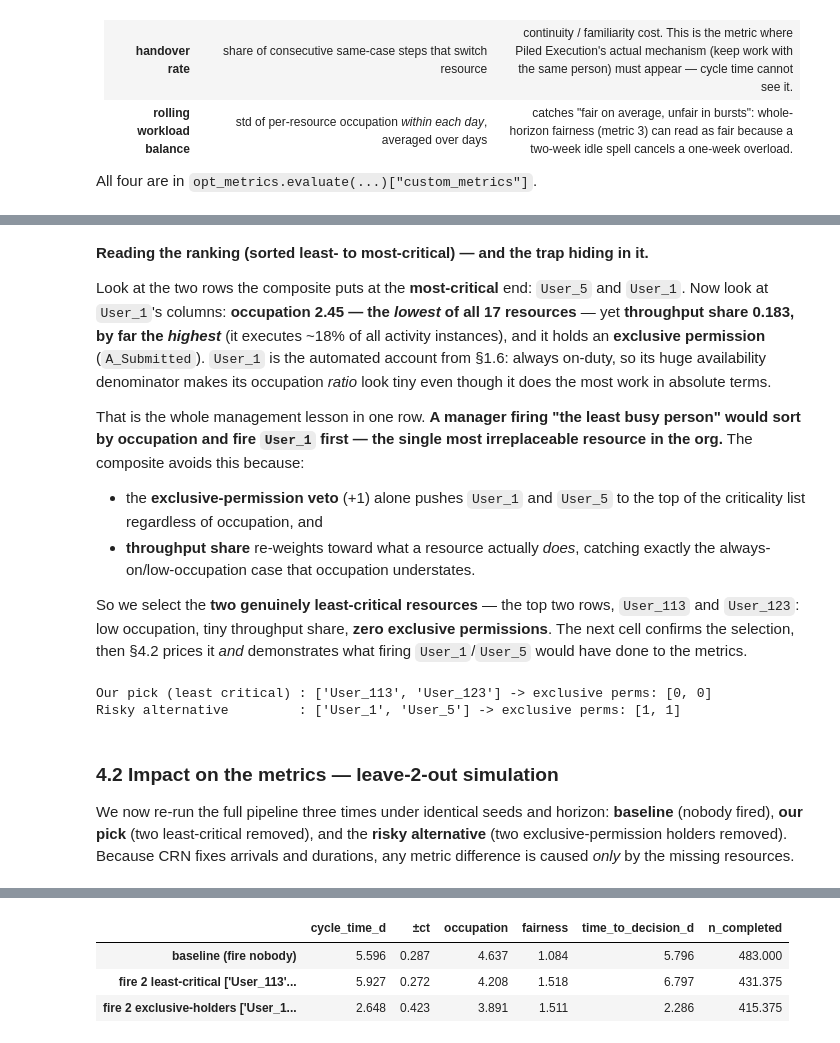
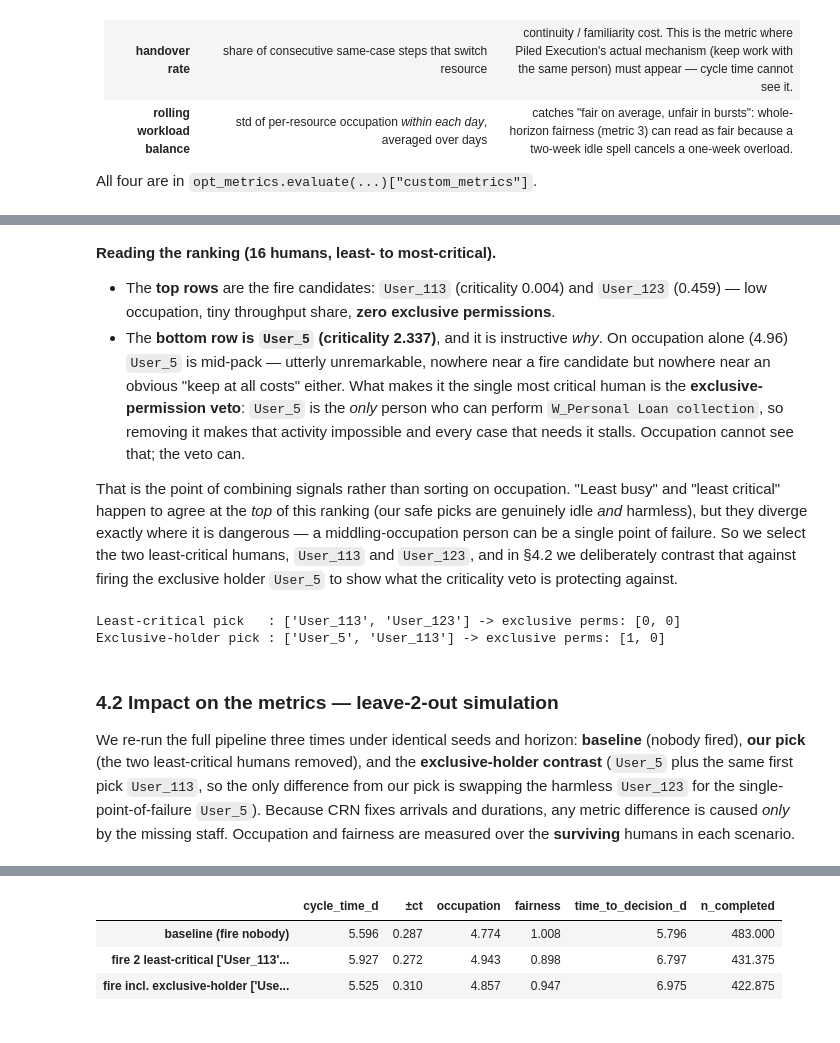
Before and after one commit to ophdn/bpic17-process-mining-group-assignment, a Jupyter notebook: notebooks/04_evaluation.ipynb, the cells around one changed output, grey strips where cells are left out. Drawn from its saved outputs; the diff is of its cells as text; code cells hidden in the pictures.

```diff
--- a/notebooks/04_evaluation.ipynb
+++ b/notebooks/04_evaluation.ipynb
@@ -299,5 +325,9 @@ A resource is *safe to fire* when removing it barely moves the metrics. Three si
 # %%
-# --- Signal 2: exclusive permissions (structural, seed-free) ---
+# --- Signal 2: exclusive permissions -- activities a resource is the SOLE
+#     permitted owner of. Computed over ALL resources so that an activity only
+#     the automation can do (A_Submitted -> User_1) is correctly NOT credited to
+#     any human; among humans only User_5 is a sole owner (W_Personal Loan
+#     collection). We then keep human staff only as fire candidates.
 who_can = {}
 for res, acts in RESOURCE_PERMISSIONS.items():
     for a in acts:
@@ -307,13 +337,14 @@ for a, holders in who_can.items():
     if len(holders) == 1:
         exclusive_count[next(iter(holders))] += 1
 
-# --- Signals 1 & 3: occupation + throughput share, averaged over the baseline seeds ---
+# --- Signals 1 & 3: occupation + throughput share, HUMAN staff only ---
+# occupation per_resource is already human-only (evaluate got resource_subset=HUMANS).
 occ_by_res = pd.DataFrame([m["occupation"]["per_resource"] for m in results["random"]]).mean()
 
 share_frames = []
 for m in results["random"]:
     inst = om.paired_instances(m["_df"])
-    inst = inst[inst["resource"].notna() & (inst["resource"] != "")]
+    inst = inst[inst["resource"].isin(HUMANS)]      # human staff only
     share_frames.append(inst["resource"].value_counts(normalize=True))
 throughput_share = pd.concat(share_frames, axis=1).mean(axis=1).fillna(0.0)
 
@@ -322,7 +353,7 @@ crit = pd.DataFrame({
     "throughput_share": throughput_share,
     "exclusive_perms": pd.Series(exclusive_count),
     "perm_breadth": pd.Series({r: len(a) for r, a in RESOURCE_PERMISSIONS.items()}),
-}).fillna(0.0)
+}).reindex(sorted(HUMANS)).fillna(0.0)               # candidates = human staff only
 
 # Composite criticality: high occupation OR any exclusive permission OR high throughput = critical.
 # Normalise the two continuous signals to [0,1]; exclusive perms is a hard flag worth a full point each.
@@ -353,31 +383,31 @@ crit.round(3)
 # %% [markdown]
-**Reading the ranking (sorted least- to most-critical) — and the trap hiding in it.**
+**Reading the ranking (16 humans, least- to most-critical).**
 
-Look at the two rows the composite puts at the **most-critical** end: `User_5` and `User_1`. Now look at `User_1`'s columns: **occupation 2.45 — the *lowest* of all 17 resources** — yet **throughput share 0.183, by far the *highest*** (it executes ~18% of all activity instances), and it holds an **exclusive permission** (`A_Submitted`). `User_1` is the automated account from §1.6: always on-duty, so its huge availability denominator makes its occupation *ratio* look tiny even though it does the most work in absolute terms.
+- The **top rows** are the fire candidates: `User_113` (criticality 0.004) and `User_123` (0.459) — low occupation, tiny throughput share, **zero exclusive permissions**.
+- The **bottom row is `User_5` (criticality 2.337)**, and it is instructive *why*. On occupation alone (4.96) `User_5` is mid-pack — utterly unremarkable, nowhere near a fire candidate but nowhere near an obvious "keep at all costs" either. What makes it the single most critical human is the **exclusive-permission veto**: `User_5` is the *only* person who can perform `W_Personal Loan collection`, so removing it makes that activity impossible and every case that needs it stalls. Occupation cannot see that; the veto can.
 
-That is the whole management lesson in one row. **A manager firing "the least busy person" would sort by occupation and fire `User_1` first — the single most irreplaceable resource in the org.** The composite avoids this because:
-
-- the **exclusive-permission veto** (+1) alone pushes `User_1` and `User_5` to the top of the criticality list regardless of occupation, and
-- **throughput share** re-weights toward what a resource actually *does*, catching exactly the always-on/low-occupation case that occupation understates.
-
-So we select the **two genuinely least-critical resources** — the top two rows, `User_113` and `User_123`: low occupation, tiny throughput share, **zero exclusive permissions**. The next cell confirms the selection, then §4.2 prices it *and* demonstrates what firing `User_1`/`User_5` would have done to the metrics.
+That is the point of combining signals rather than sorting on occupation. "Least busy" and "least critical" happen to agree at the *top* of this ranking (our safe picks are genuinely idle *and* harmless), but they diverge exactly where it is dangerous — a middling-occupation person can be a single point of failure. So we select the two least-critical humans, `User_113` and `User_123`, and in §4.2 we deliberately contrast that against firing the exclusive holder `User_5` to show what the criticality veto is protecting against.
 # %%
-fire_safe = list(crit.index[:2])                      # our pick: two least-critical
-# Naive/dangerous alternative: two idle-looking resources that DO hold exclusive permissions, if any.
-risky_pool = crit[crit["exclusive_perms"] > 0].sort_values("occupation")
-fire_risky = list(risky_pool.index[:2]) if len(risky_pool) >= 2 else list(crit.index[-2:])
+fire_safe = list(crit.index[:2])   # our pick: two least-critical human staff
 
-print("Our pick (least critical) :", fire_safe,
+# The instructive contrast: swap the second least-critical pick for the one
+# human who holds an exclusive permission (User_5, sole owner of W_Personal
+# Loan collection). This isolates "harmless extra person" vs "single point of
+# failure" against the same first pick.
+excl_humans = list(crit[crit["exclusive_perms"] > 0].index)
+fire_risky = [excl_humans[0], fire_safe[0]] if excl_humans else list(crit.index[-2:])
+
+print("Least-critical pick   :", fire_safe,
       "-> exclusive perms:", [int(crit.loc[r, "exclusive_perms"]) for r in fire_safe])
-print("Risky alternative         :", fire_risky,
+print("Exclusive-holder pick :", fire_risky,
       "-> exclusive perms:", [int(crit.loc[r, "exclusive_perms"]) for r in fire_risky])
 # %% [output]
-Our pick (least critical) : ['User_113', 'User_123'] -> exclusive perms: [0, 0]
-Risky alternative         : ['User_1', 'User_5'] -> exclusive perms: [1, 1]
+Least-critical pick   : ['User_113', 'User_123'] -> exclusive perms: [0, 0]
+Exclusive-holder pick : ['User_5', 'User_113'] -> exclusive perms: [1, 0]
 # %% [markdown]
 ### 4.2 Impact on the metrics — leave-2-out simulation
 
-We now re-run the full pipeline three times under identical seeds and horizon: **baseline** (nobody fired), **our pick** (two least-critical removed), and the **risky alternative** (two exclusive-permission holders removed). Because CRN fixes arrivals and durations, any metric difference is caused *only* by the missing resources.
+We re-run the full pipeline three times under identical seeds and horizon: **baseline** (nobody fired), **our pick** (the two least-critical humans removed), and the **exclusive-holder contrast** (`User_5` plus the same first pick `User_113`, so the only difference from our pick is swapping the harmless `User_123` for the single-point-of-failure `User_5`). Because CRN fixes arrivals and durations, any metric difference is caused *only* by the missing staff. Occupation and fairness are measured over the **surviving** humans in each scenario.
 # %%
 def summarise(ms):
     ct   = [m["cycle_time"]["avg_cycle_time_s"] / DAY for m in ms]
@@ -393,10 +423,16 @@ def summarise(ms):
         "n_completed": np.mean(comp),
     }
 
+# For each firing scenario, resource-centric metrics are taken over the
+# SURVIVING humans (HUMANS minus the fired staff), so a fired person does not
+# linger as a zero-occupation "unfairly idle" entry.
 scenarios = {
-    "baseline (fire nobody)":        run_policy("random", excluded=set()),
-    f"fire 2 least-critical {fire_safe}": run_policy("random", excluded=set(fire_safe)),
-    f"fire 2 exclusive-holders {fire_risky}": run_policy("random", excluded=set(fire_risky)),
+    "baseline (fire nobody)":
+        run_policy("random", excluded=set(), subset=HUMANS),
+    f"fire 2 least-critical {fire_safe}":
+        run_policy("random", excluded=set(fire_safe), subset=HUMANS - set(fire_safe)),
+    f"fire incl. exclusive-holder {fire_risky}":
+        run_policy("random", excluded=set(fire_risky), subset=HUMANS - set(fire_risky)),
 }
 fire_tbl = pd.DataFrame({k: summarise(v) for k, v in scenarios.items()}).T
 fire_tbl.round(3)
@@ -421,7 +457,7 @@ fire_tbl.round(3)
 |  | cycle_time_d | ±ct | occupation | fairness | time_to_decision_d | n_completed |
-| baseline (fire nobody) | 5.596 | 0.287 | 4.637 | 1.084 | 5.796 | 483.000 |
-| fire 2 least-critical ['User_113'... | 5.927 | 0.272 | 4.208 | 1.518 | 6.797 | 431.375 |
-| fire 2 exclusive-holders ['User_1... | 2.648 | 0.423 | 3.891 | 1.511 | 2.286 | 415.375 |
+| baseline (fire nobody) | 5.596 | 0.287 | 4.774 | 1.008 | 5.796 | 483.000 |
+| fire 2 least-critical ['User_113'... | 5.927 | 0.272 | 4.943 | 0.898 | 6.797 | 431.375 |
+| fire incl. exclusive-holder ['Use... | 5.525 | 0.310 | 4.857 | 0.947 | 6.975 | 422.875 |
 # %%
 base = fire_tbl.loc["baseline (fire nobody)"]
 labels = list(fire_tbl.index)
```
Also changed, not shown: parts of 18 cells of this notebook, 1 other file.
